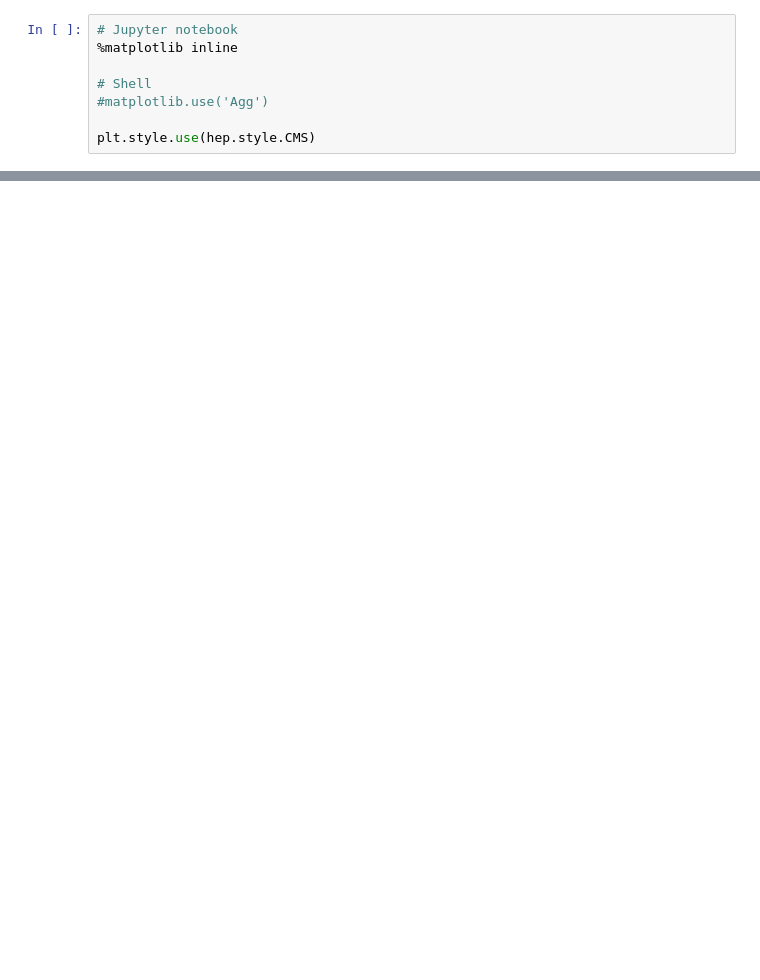
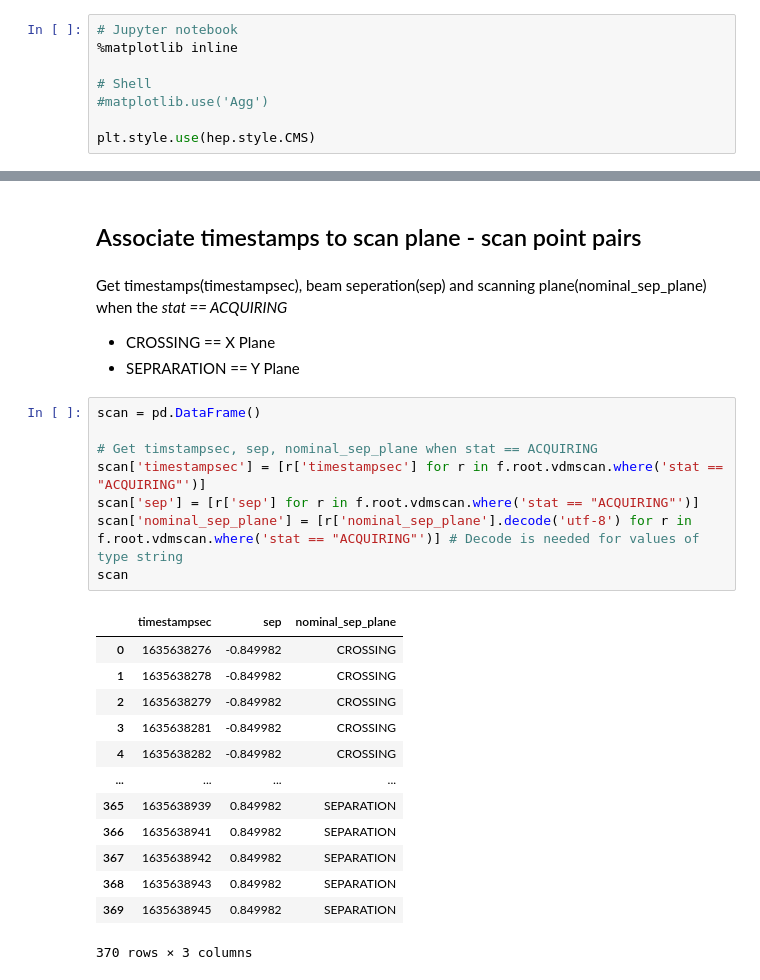
Before and after one commit to saarioka/TinyVdm, a Jupyter notebook: vdm.ipynb, the cells around one changed output, grey strips where cells are left out. Cells and saved outputs as stored; diff of their text form; blank space fills up the shorter version.

```diff
--- a/vdm.ipynb
+++ b/vdm.ipynb
@@ -361,0 +133,29 @@ bcid
+# %% [markdown]
+## Associate timestamps to scan plane - scan point pairs
+# %% [markdown]
+Get timestamps(timestampsec), beam seperation(sep) and scanning plane(nominal_sep_plane) when the *stat == ACQUIRING*
+
+* CROSSING == X Plane
+* SEPRARATION == Y Plane
+# %%
+scan = pd.DataFrame()
+
+# Get timstampsec, sep, nominal_sep_plane when stat == ACQUIRING
+scan['timestampsec'] = [r['timestampsec'] for r in f.root.vdmscan.where('stat == "ACQUIRING"')]
+scan['sep'] = [r['sep'] for r in f.root.vdmscan.where('stat == "ACQUIRING"')]
+scan['nominal_sep_plane'] = [r['nominal_sep_plane'].decode('utf-8') for r in f.root.vdmscan.where('stat == "ACQUIRING"')] # Decode is needed for values of type string
+scan
+# %% [output]
+|  | timestampsec | sep | nominal_sep_plane |
+| 0 | 1635638276 | -0.849982 | CROSSING |
+| 1 | 1635638278 | -0.849982 | CROSSING |
+| 2 | 1635638279 | -0.849982 | CROSSING |
+| 3 | 1635638281 | -0.849982 | CROSSING |
+| 4 | 1635638282 | -0.849982 | CROSSING |
+| ... | ... | ... | ... |
+| 365 | 1635638939 | 0.849982 | SEPARATION |
+| 366 | 1635638941 | 0.849982 | SEPARATION |
+| 367 | 1635638942 | 0.849982 | SEPARATION |
+| 368 | 1635638943 | 0.849982 | SEPARATION |
+| 369 | 1635638945 | 0.849982 | SEPARATION |
+370 rows × 3 columns
```
Also changed, not shown: parts of 58 cells of this notebook.
